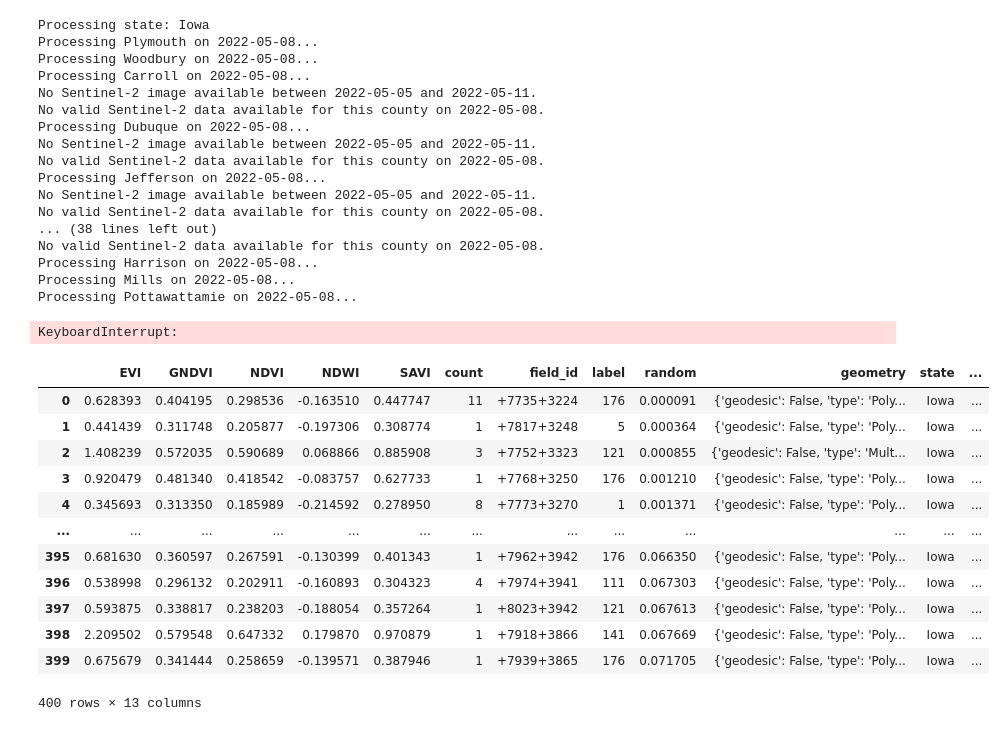
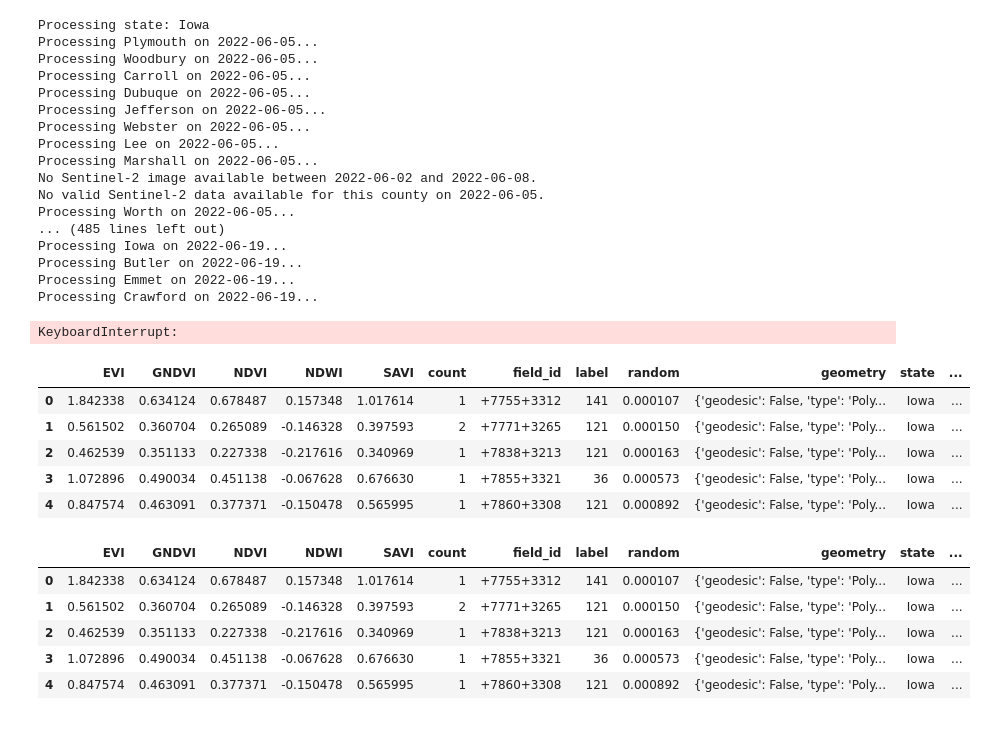
Before and after one commit to walterjove/ml-zoomcamp-hw, a Jupyter notebook: Midterm Project/Untitled.ipynb, the cells around one changed output. Drawn from its saved outputs; the diff is of its cells as text; code cells hidden in the pictures.

Commit message:
adding data retreiver

```diff
--- a/Midterm Project/Untitled.ipynb
+++ b/Midterm Project/Untitled.ipynb
@@ -16,10 +25,11 @@ True
 ee.Initialize()
 # %%
 # Define the Corn Belt states
-states = ["Iowa", "Illinois", "Indiana", "Minnesota", "Wisconsin"]
+states = ["Iowa"]
+other_states = ["Illinois", "Indiana", "Minnesota", "Wisconsin"]
 
 # Define the date range for the full month of August 2022
-dates = pd.date_range(start="2022-05-07", end="2022-08-31", freq='W')
+dates = pd.date_range(start="2022-06-01", end="2022-08-31", freq='W')
 
 # Helper function to find the closest available Sentinel-2 image
 def get_closest_sentinel_image(county_geom, date):
@@ -109,8 +119,8 @@ def get_fields_for_county(county_geom, date):
     # Filter fields with valid NDVI
     valid_fields = field_data.filter(ee.Filter.notNull(['NDVI']))
 
-    # Randomly sample 1,000 valid fields
-    sampled_fields = valid_fields.randomColumn('random').sort('random').limit(100)
+    # Randomly sample x number of valid fields
+    sampled_fields = valid_fields.randomColumn('random').sort('random').limit(150)
 
     # Convert the result to a Pandas DataFrame
     def ee_to_pandas(fc):
@@ -149,41 +159,46 @@ for state in states:
                 all_data = pd.concat([all_data, df], ignore_index=True)
 # %% [output]
 Processing state: Iowa
-Processing Plymouth on 2022-05-08...
-Processing Woodbury on 2022-05-08...
-Processing Carroll on 2022-05-08...
-No Sentinel-2 image available between 2022-05-05 and 2022-05-11.
-No valid Sentinel-2 data available for this county on 2022-05-08.
-Processing Dubuque on 2022-05-08...
-No Sentinel-2 image available between 2022-05-05 and 2022-05-11.
-No valid Sentinel-2 data available for this county on 2022-05-08.
-Processing Jefferson on 2022-05-08...
-No Sentinel-2 image available between 2022-05-05 and 2022-05-11.
-No valid Sentinel-2 data available for this county on 2022-05-08.
-... (38 lines left out)
-No valid Sentinel-2 data available for this county on 2022-05-08.
-Processing Harrison on 2022-05-08...
-Processing Mills on 2022-05-08...
-Processing Pottawattamie on 2022-05-08...
+Processing Plymouth on 2022-06-05...
+Processing Woodbury on 2022-06-05...
+Processing Carroll on 2022-06-05...
+Processing Dubuque on 2022-06-05...
+Processing Jefferson on 2022-06-05...
+Processing Webster on 2022-06-05...
+Processing Lee on 2022-06-05...
+Processing Marshall on 2022-06-05...
+No Sentinel-2 image available between 2022-06-02 and 2022-06-08.
+No valid Sentinel-2 data available for this county on 2022-06-05.
+Processing Worth on 2022-06-05...
+... (485 lines left out)
+Processing Iowa on 2022-06-19...
+Processing Butler on 2022-06-19...
+Processing Emmet on 2022-06-19...
+Processing Crawford on 2022-06-19...
 KeyboardInterrupt:
 # %%
-all_data
+all_data.head()
 # %% [output]
 |  | EVI | GNDVI | NDVI | NDWI | SAVI | count | field_id | label | random | geometry | state | ... |
-| 0 | 0.628393 | 0.404195 | 0.298536 | -0.163510 | 0.447747 | 11 | +7735+3224 | 176 | 0.000091 | {'geodesic': False, 'type': 'Poly... | Iowa | ... |
-| 1 | 0.441439 | 0.311748 | 0.205877 | -0.197306 | 0.308774 | 1 | +7817+3248 | 5 | 0.000364 | {'geodesic': False, 'type': 'Poly... | Iowa | ... |
-| 2 | 1.408239 | 0.572035 | 0.590689 | 0.068866 | 0.885908 | 3 | +7752+3323 | 121 | 0.000855 | {'geodesic': False, 'type': 'Mult... | Iowa | ... |
-| 3 | 0.920479 | 0.481340 | 0.418542 | -0.083757 | 0.627733 | 1 | +7768+3250 | 176 | 0.001210 | {'geodesic': False, 'type': 'Poly... | Iowa | ... |
-| 4 | 0.345693 | 0.313350 | 0.185989 | -0.214592 | 0.278950 | 8 | +7773+3270 | 1 | 0.001371 | {'geodesic': False, 'type': 'Poly... | Iowa | ... |
-| ... | ... | ... | ... | ... | ... | ... | ... | ... | ... | ... | ... | ... |
-| 395 | 0.681630 | 0.360597 | 0.267591 | -0.130399 | 0.401343 | 1 | +7962+3942 | 176 | 0.066350 | {'geodesic': False, 'type': 'Poly... | Iowa | ... |
-| 396 | 0.538998 | 0.296132 | 0.202911 | -0.160893 | 0.304323 | 4 | +7974+3941 | 111 | 0.067303 | {'geodesic': False, 'type': 'Poly... | Iowa | ... |
-| 397 | 0.593875 | 0.338817 | 0.238203 | -0.188054 | 0.357264 | 1 | +8023+3942 | 121 | 0.067613 | {'geodesic': False, 'type': 'Poly... | Iowa | ... |
-| 398 | 2.209502 | 0.579548 | 0.647332 | 0.179870 | 0.970879 | 1 | +7918+3866 | 141 | 0.067669 | {'geodesic': False, 'type': 'Poly... | Iowa | ... |
-| 399 | 0.675679 | 0.341444 | 0.258659 | -0.139571 | 0.387946 | 1 | +7939+3865 | 176 | 0.071705 | {'geodesic': False, 'type': 'Poly... | Iowa | ... |
+| 0 | 1.842338 | 0.634124 | 0.678487 | 0.157348 | 1.017614 | 1 | +7755+3312 | 141 | 0.000107 | {'geodesic': False, 'type': 'Poly... | Iowa | ... |
+| 1 | 0.561502 | 0.360704 | 0.265089 | -0.146328 | 0.397593 | 2 | +7771+3265 | 121 | 0.000150 | {'geodesic': False, 'type': 'Poly... | Iowa | ... |
+| 2 | 0.462539 | 0.351133 | 0.227338 | -0.217616 | 0.340969 | 1 | +7838+3213 | 121 | 0.000163 | {'geodesic': False, 'type': 'Poly... | Iowa | ... |
+| 3 | 1.072896 | 0.490034 | 0.451138 | -0.067628 | 0.676630 | 1 | +7855+3321 | 36 | 0.000573 | {'geodesic': False, 'type': 'Poly... | Iowa | ... |
+| 4 | 0.847574 | 0.463091 | 0.377371 | -0.150478 | 0.565995 | 1 | +7860+3308 | 121 | 0.000892 | {'geodesic': False, 'type': 'Poly... | Iowa | ... |
-400 rows × 13 columns
 # %%
 all_data['corn'] = all_data['label'].apply(lambda x: 1 if x == 1 else 0)
 # %%
-# all_data.drop(['geometry','random','count'], axis=1, inplace=True)
+# Ensure the 'date' column is in datetime format
+all_data['date'] = pd.to_datetime(all_data['date'])
+
+# Extract the week number from the 'date' column
+all_data['week_of_year'] = all_data['date'].dt.isocalendar().week
+all_data.head()
+# %% [output]
+|  | EVI | GNDVI | NDVI | NDWI | SAVI | count | field_id | label | random | geometry | state | ... |
+| 0 | 1.842338 | 0.634124 | 0.678487 | 0.157348 | 1.017614 | 1 | +7755+3312 | 141 | 0.000107 | {'geodesic': False, 'type': 'Poly... | Iowa | ... |
+| 1 | 0.561502 | 0.360704 | 0.265089 | -0.146328 | 0.397593 | 2 | +7771+3265 | 121 | 0.000150 | {'geodesic': False, 'type': 'Poly... | Iowa | ... |
+| 2 | 0.462539 | 0.351133 | 0.227338 | -0.217616 | 0.340969 | 1 | +7838+3213 | 121 | 0.000163 | {'geodesic': False, 'type': 'Poly... | Iowa | ... |
+| 3 | 1.072896 | 0.490034 | 0.451138 | -0.067628 | 0.676630 | 1 | +7855+3321 | 36 | 0.000573 | {'geodesic': False, 'type': 'Poly... | Iowa | ... |
+| 4 | 0.847574 | 0.463091 | 0.377371 | -0.150478 | 0.565995 | 1 | +7860+3308 | 121 | 0.000892 | {'geodesic': False, 'type': 'Poly... | Iowa | ... |
 # %%
```
Also changed, not shown: parts of 5 cells of this notebook, 4 other files.
